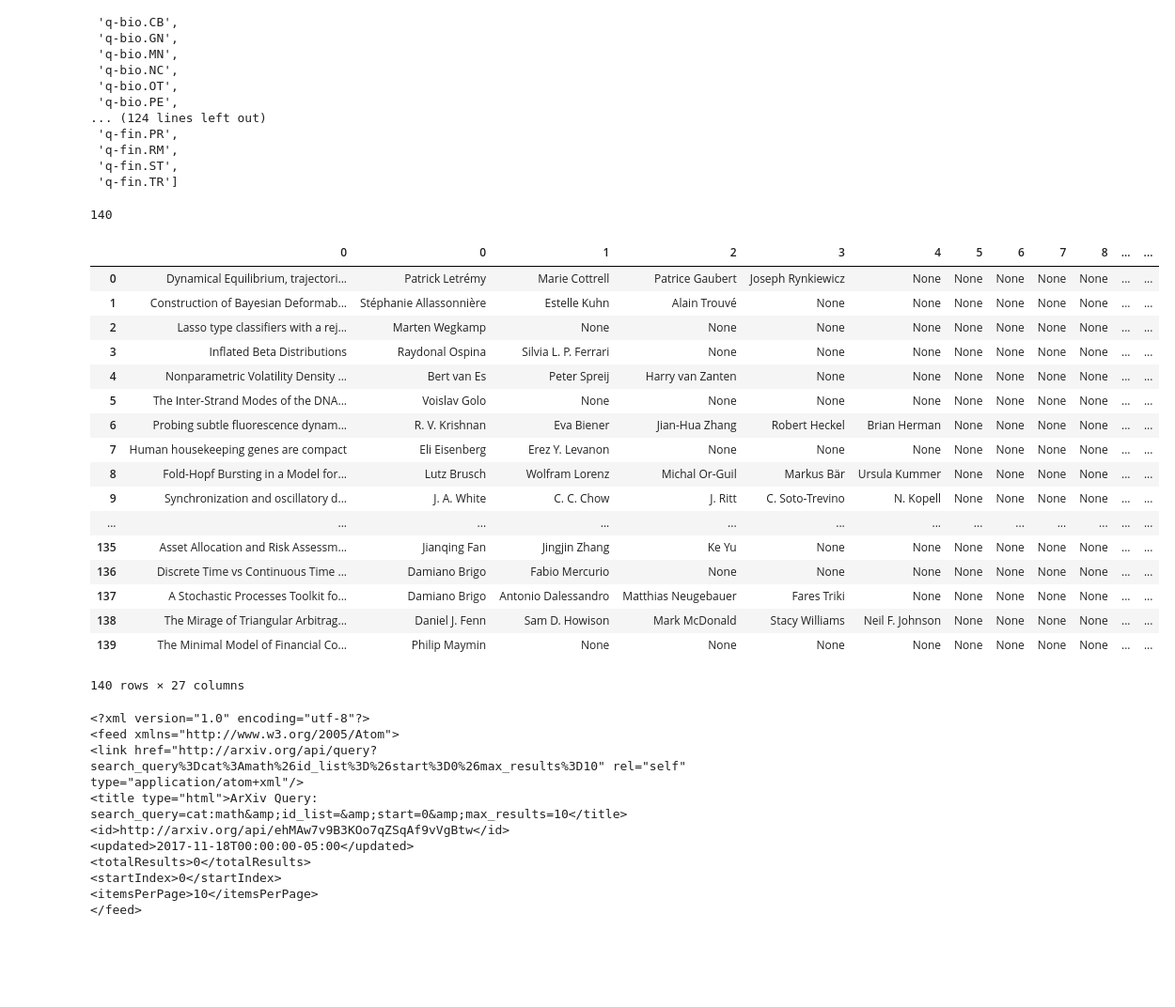
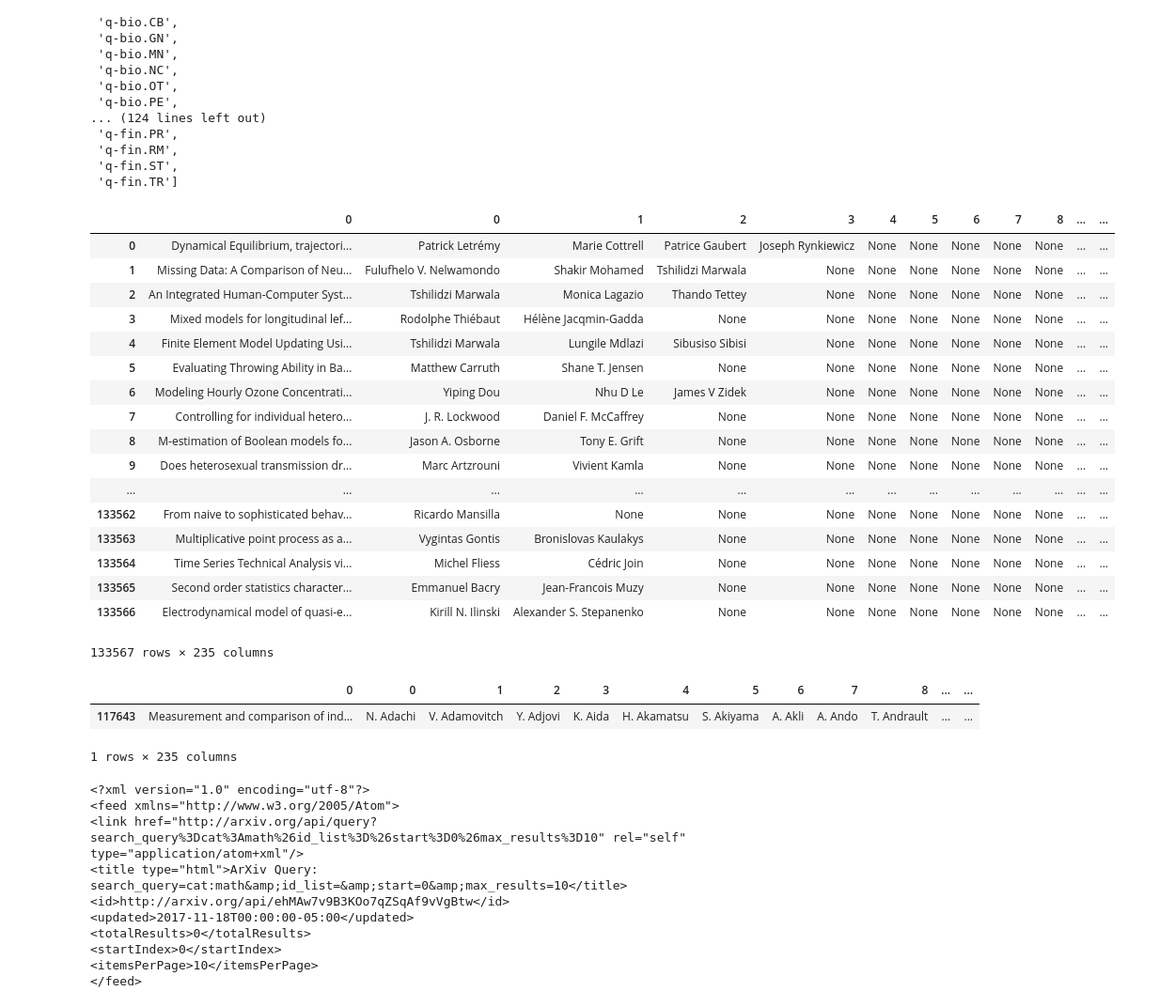
Before and after one commit to tunguyen17/arxiv_Web_scraping, a Jupyter notebook: scraping project boone.ipynb, the cells around one changed output. Shown at 94% size. Drawn from its saved outputs; the diff is of its cells as text; code cells hidden in the pictures; blank space fills up the shorter version.

```diff
--- a/scraping project boone.ipynb
+++ b/scraping project boone.ipynb
@@ -122,3 +122,11 @@ extra_list
  'q-fin.RM',
  'q-fin.ST',
  'q-fin.TR']
+# %%
+entry = []
+url_try = 'http://export.arxiv.org/api/query?search_query=cat:' + 'econ.EM' + '&start=0&max_results=10000'
+dat_try =urllib.request.urlopen(url_try)
+soup_try =BeautifulSoup(dat_try,'xml')
+soup_try.findAll('entry')
+#so it looks like when the subsect runs out of paers for the primary field it starts
+#pulling papers that have that subject as a sub field
@@ -184,8 +210,7 @@ all_cat#this gives me all the subfields so that I can can pull articles for all
  'q-fin.TR']
 # %%
 len(all_cat)
+test = ['math.GM']
-# %% [output]
-140
 # %%
 data_list = []
 title_list = []
@@ -193,57 +218,64 @@ new_title = []
 au_list = []
 sub_art = []
 for t in all_cat:#for all sub fields
-    url_3 = 'http://export.arxiv.org/api/query?search_query=cat:'+ t + '&start=0&max_results=1'
+    url_3 = 'http://export.arxiv.org/api/query?search_query=cat:'+ t + '&start=0&max_results=1000'
     #shows first 1 papers for all subjects and sunfields
     rd_3 = urllib.request.urlopen(url_3)#open the url
     soup_3 = BeautifulSoup(rd_3, 'xml')#allows me to read the xml for the url given
 
 
     entry = soup_3.findAll('entry')#gind all the headers named entry and then output all the data inside
     #the entry headers
     for i in entry:#iterates through each entry header
         au_new = []
 
         for author in i.findAll("name"):#in each entry find all the names of the authors
             #and add them to the list called au_new
 
             au_new.append(author.get_text())
         au_list.append(au_new)#puts the whole au_new list into au_list before clearing au_new
         au_list
         for title in i.findAll('title'):#find all the titles in between each entry header
             new_title.append(title.get_text())#only get the text between the headers
         sub_art.append(i.primary_category['term'])#picks the subject field of each article
     # display(cat_au)
     # display(title)
     # display(subject)
 #     data = pd.concat([title,cat_au,subject],axis = 1)
 #     display(data)
 authors = pd.DataFrame(au_list)
 titles = pd.DataFrame(new_title)
 subjects = pd.DataFrame(sub_art)
 use_data = pd.concat([titles,authors,subjects],axis = 1)
 use_data
 # %% [output]
 |  | 0 | 0 | 1 | 2 | 3 | 4 | 5 | 6 | 7 | 8 | ... | ... |
 | 0 | Dynamical Equilibrium, trajectori... | Patrick Letrémy | Marie Cottrell | Patrice Gaubert | Joseph Rynkiewicz | None | None | None | None | None | ... | ... |
-| 1 | Construction of Bayesian Deformab... | Stéphanie Allassonnière | Estelle Kuhn | Alain Trouvé | None | None | None | None | None | None | ... | ... |
-| 2 | Lasso type classifiers with a rej... | Marten Wegkamp | None | None | None | None | None | None | None | None | ... | ... |
-| 3 | Inflated Beta Distributions | Raydonal Ospina | Silvia L. P. Ferrari | None | None | None | None | None | None | None | ... | ... |
-| 4 | Nonparametric Volatility Density ... | Bert van Es | Peter Spreij | Harry van Zanten | None | None | None | None | None | None | ... | ... |
-| 5 | The Inter-Strand Modes of the DNA... | Voislav Golo | None | None | None | None | None | None | None | None | ... | ... |
-| 6 | Probing subtle fluorescence dynam... | R. V. Krishnan | Eva Biener | Jian-Hua Zhang | Robert Heckel | Brian Herman | None | None | None | None | ... | ... |
-| 7 | Human housekeeping genes are compact | Eli Eisenberg | Erez Y. Levanon | None | None | None | None | None | None | None | ... | ... |
-| 8 | Fold-Hopf Bursting in a Model for... | Lutz Brusch | Wolfram Lorenz | Michal Or-Guil | Markus Bär | Ursula Kummer | None | None | None | None | ... | ... |
-| 9 | Synchronization and oscillatory d... | J. A. White | C. C. Chow | J. Ritt | C. Soto-Trevino | N. Kopell | None | None | None | None | ... | ... |
+| 1 | Missing Data: A Comparison of Neu... | Fulufhelo V. Nelwamondo | Shakir Mohamed | Tshilidzi Marwala | None | None | None | None | None | None | ... | ... |
+| 2 | An Integrated Human-Computer Syst... | Tshilidzi Marwala | Monica Lagazio | Thando Tettey | None | None | None | None | None | None | ... | ... |
+| 3 | Mixed models for longitudinal lef... | Rodolphe Thiébaut | Hélène Jacqmin-Gadda | None | None | None | None | None | None | None | ... | ... |
+| 4 | Finite Element Model Updating Usi... | Tshilidzi Marwala | Lungile Mdlazi | Sibusiso Sibisi | None | None | None | None | None | None | ... | ... |
+| 5 | Evaluating Throwing Ability in Ba... | Matthew Carruth | Shane T. Jensen | None | None | None | None | None | None | None | ... | ... |
+| 6 | Modeling Hourly Ozone Concentrati... | Yiping Dou | Nhu D Le | James V Zidek | None | None | None | None | None | None | ... | ... |
+| 7 | Controlling for individual hetero... | J. R. Lockwood | Daniel F. McCaffrey | None | None | None | None | None | None | None | ... | ... |
+| 8 | M-estimation of Boolean models fo... | Jason A. Osborne | Tony E. Grift | None | None | None | None | None | None | None | ... | ... |
+| 9 | Does heterosexual transmission dr... | Marc Artzrouni | Vivient Kamla | None | None | None | None | None | None | None | ... | ... |
 | ... | ... | ... | ... | ... | ... | ... | ... | ... | ... | ... | ... | ... |
-| 135 | Asset Allocation and Risk Assessm... | Jianqing Fan | Jingjin Zhang | Ke Yu | None | None | None | None | None | None | ... | ... |
-| 136 | Discrete Time vs Continuous Time ... | Damiano Brigo | Fabio Mercurio | None | None | None | None | None | None | None | ... | ... |
-| 137 | A Stochastic Processes Toolkit fo... | Damiano Brigo | Antonio Dalessandro | Matthias Neugebauer | Fares Triki | None | None | None | None | None | ... | ... |
-| 138 | The Mirage of Triangular Arbitrag... | Daniel J. Fenn | Sam D. Howison | Mark McDonald | Stacy Williams | Neil F. Johnson | None | None | None | None | ... | ... |
-| 139 | The Minimal Model of Financial Co... | Philip Maymin | None | None | None | None | None | None | None | None | ... | ... |
+| 133562 | From naive to sophisticated behav... | Ricardo Mansilla | None | None | None | None | None | None | None | None | ... | ... |
+| 133563 | Multiplicative point process as a... | Vygintas Gontis | Bronislovas Kaulakys | None | None | None | None | None | None | None | ... | ... |
+| 133564 | Time Series Technical Analysis vi... | Michel Fliess | Cédric Join | None | None | None | None | None | None | None | ... | ... |
+| 133565 | Second order statistics character... | Emmanuel Bacry | Jean-Francois Muzy | None | None | None | None | None | None | None | ... | ... |
+| 133566 | Electrodynamical model of quasi-e... | Kirill N. Ilinski | Alexander S. Stepanenko | None | None | None | None | None | None | None | ... | ... |
-140 rows × 27 columns
+133567 rows × 235 columns
 # %%
 use_data.to_csv('pro_data.csv')#makes the data frame into a csv so that we can import the file
+# %%
+data_sp =use_data.dropna()
+data_sp
+# %% [output]
+|  | 0 | 0 | 1 | 2 | 3 | 4 | 5 | 6 | 7 | 8 | ... | ... |
+| 117643 | Measurement and comparison of ind... | N. Adachi | V. Adamovitch | Y. Adjovi | K. Aida | H. Akamatsu | S. Akiyama | A. Akli | A. Ando | T. Andrault | ... | ... |
+1 rows × 235 columns
 # %%
 #this is what happens when you apply the main subject to the url
 url_3 = 'http://export.arxiv.org/api/query?search_query=cat:math'
```
Also changed, not shown: parts of 2 cells of this notebook, 1 other file.
